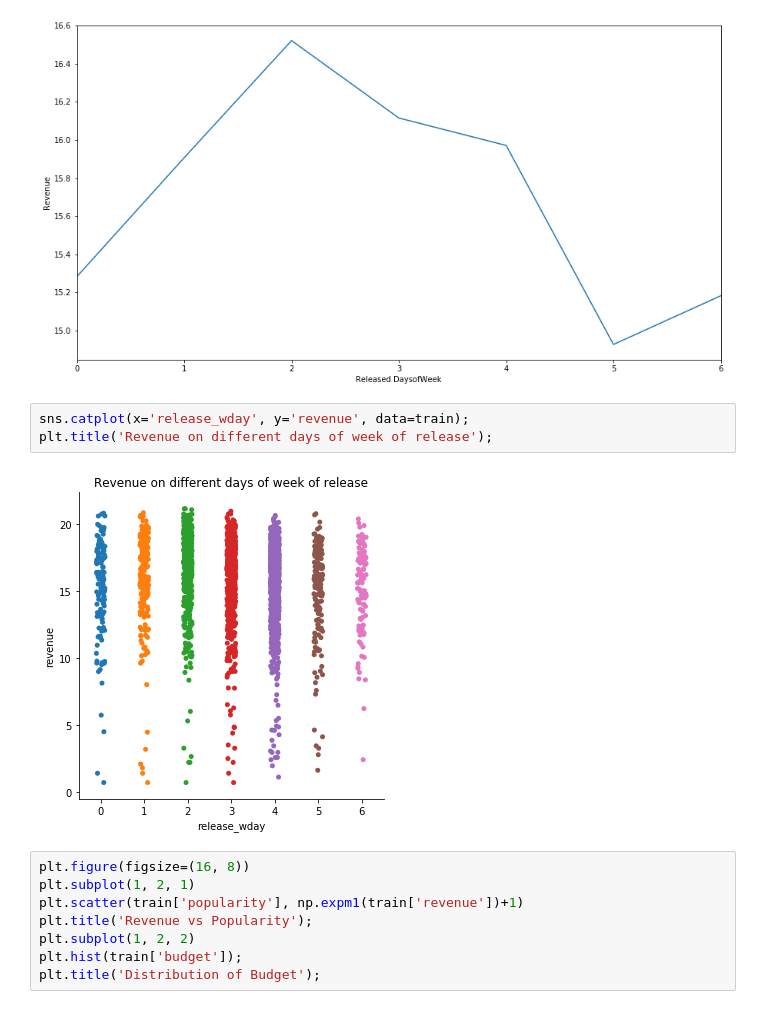
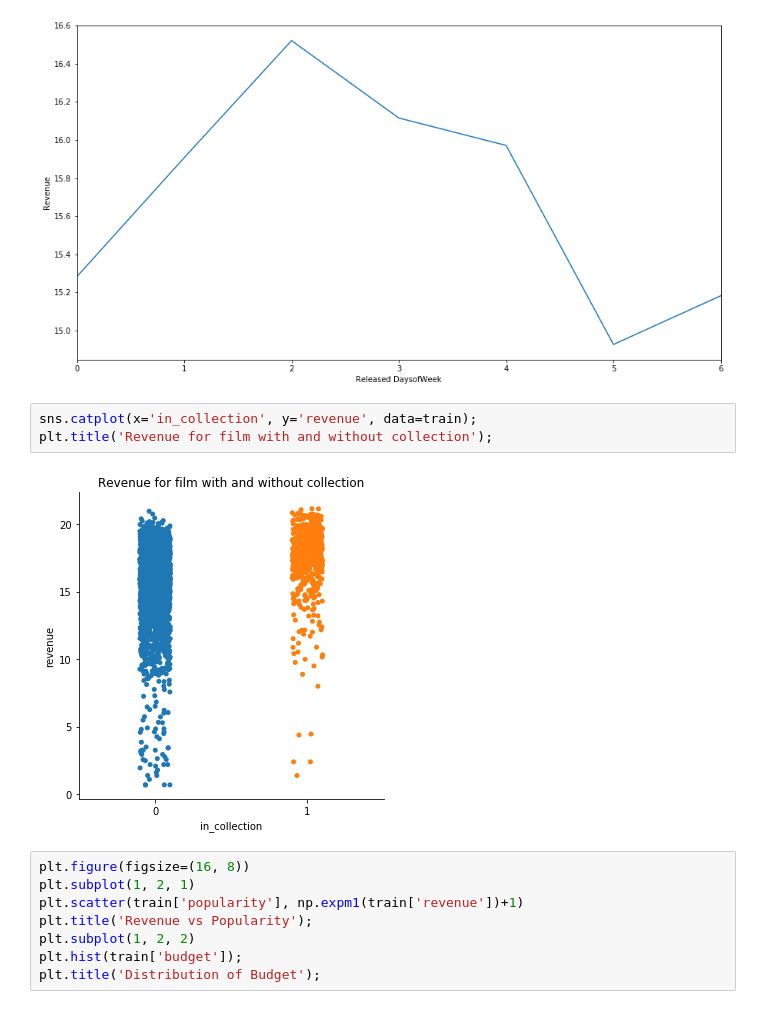
Before and after one commit to OracyC/TMDB-Box-Office-Prediction, a Jupyter notebook: TMDB_Box_Office_Prediction.ipynb, the cells around one changed output. Saved outputs shown, nothing was run; the diff lists cells and outputs as text.

```diff
--- a/TMDB_Box_Office_Prediction.ipynb
+++ b/TMDB_Box_Office_Prediction.ipynb
@@ -306,10 +311,10 @@ plt.show()
 # %% [output]
 [figure]
 # %%
-sns.catplot(x='release_wday', y='revenue', data=train);
-plt.title('Revenue on different days of week of release');
+sns.catplot(x='in_collection', y='revenue', data=train);
+plt.title('Revenue for film with and without collection');
 # %% [output]
-[figure, old version]
+[figure, new version]
 # %%
 plt.figure(figsize=(16, 8))
 plt.subplot(1, 2, 1)
```
Also changed, not shown: parts of 19 cells of this notebook.
